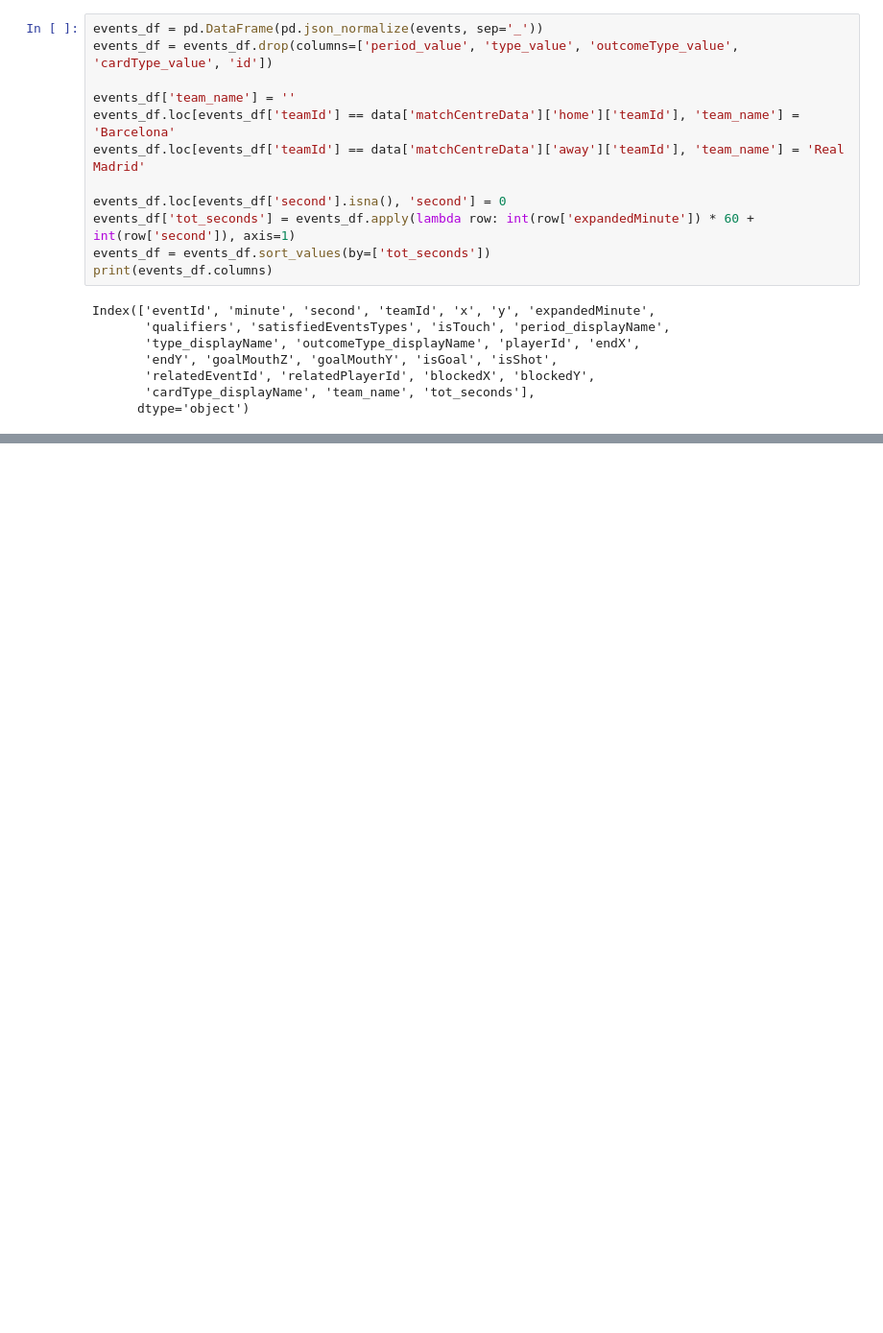
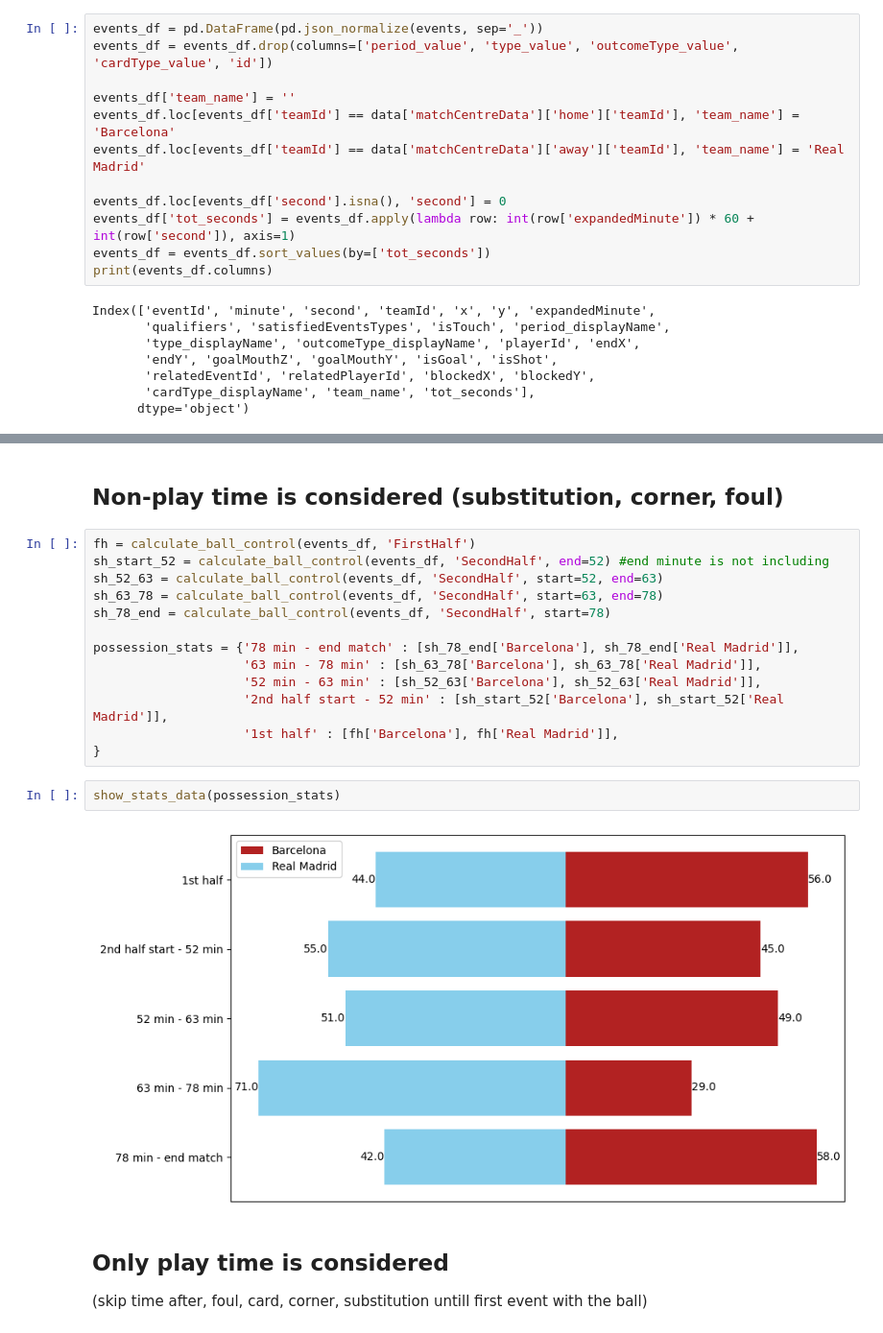
Before and after one commit to Football-Analytics-UCU/Real-Madrid, a Jupyter notebook: src/patenko/possession.ipynb, the cells around one changed output, grey strips where cells are left out. Shown: that part at 96% size. Saved outputs shown, nothing was run; the diff lists cells and outputs as text; blank space fills up the shorter version.

Commit message:
possession.ipynb: fixed events and added visualizations

```diff
--- a/src/patenko/possession.ipynb
+++ b/src/patenko/possession.ipynb
@@ -207,0 +214,22 @@ calculate_ball_control(events_df, 'FirstHalf')
+# %% [markdown]
+## Non-play time is considered (substitution, corner, foul)
+# %%
+fh = calculate_ball_control(events_df, 'FirstHalf')
+sh_start_52 = calculate_ball_control(events_df, 'SecondHalf', end=52) #end minute is not including
+sh_52_63 = calculate_ball_control(events_df, 'SecondHalf', start=52, end=63)
+sh_63_78 = calculate_ball_control(events_df, 'SecondHalf', start=63, end=78)
+sh_78_end = calculate_ball_control(events_df, 'SecondHalf', start=78)
+
+possession_stats = {'78 min - end match' : [sh_78_end['Barcelona'], sh_78_end['Real Madrid']],
+                    '63 min - 78 min' : [sh_63_78['Barcelona'], sh_63_78['Real Madrid']],
+                    '52 min - 63 min' : [sh_52_63['Barcelona'], sh_52_63['Real Madrid']],
+                    '2nd half start - 52 min' : [sh_start_52['Barcelona'], sh_start_52['Real Madrid']],
+                    '1st half' : [fh['Barcelona'], fh['Real Madrid']],
+}
+# %%
+show_stats_data(possession_stats)
+# %% [output]
+[figure, added]
+# %% [markdown]
+## Only play time is considered
+(skip time after, foul, card, corner, substitution untill first event with the ball)
```
Also changed, not shown: parts of 17 cells of this notebook.
